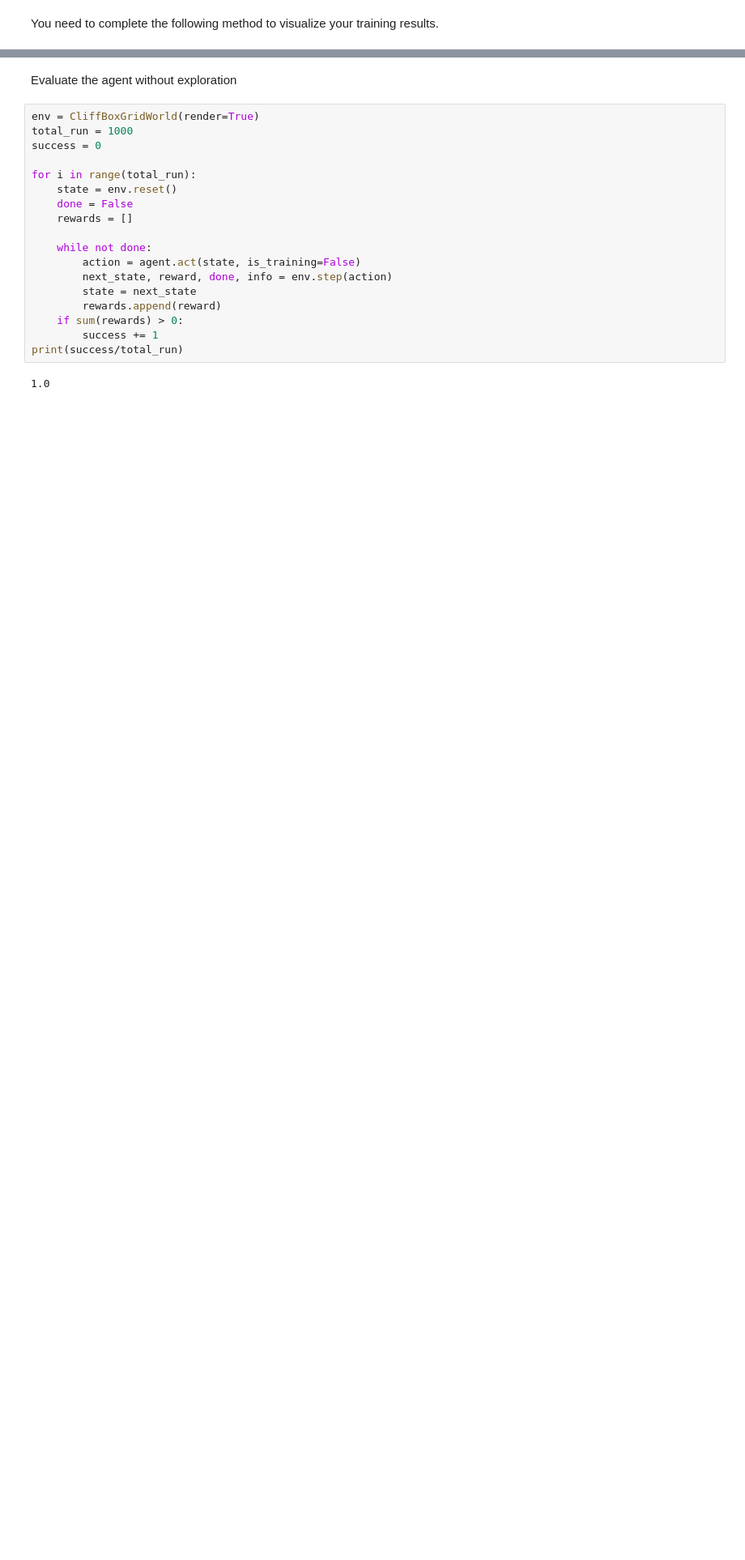
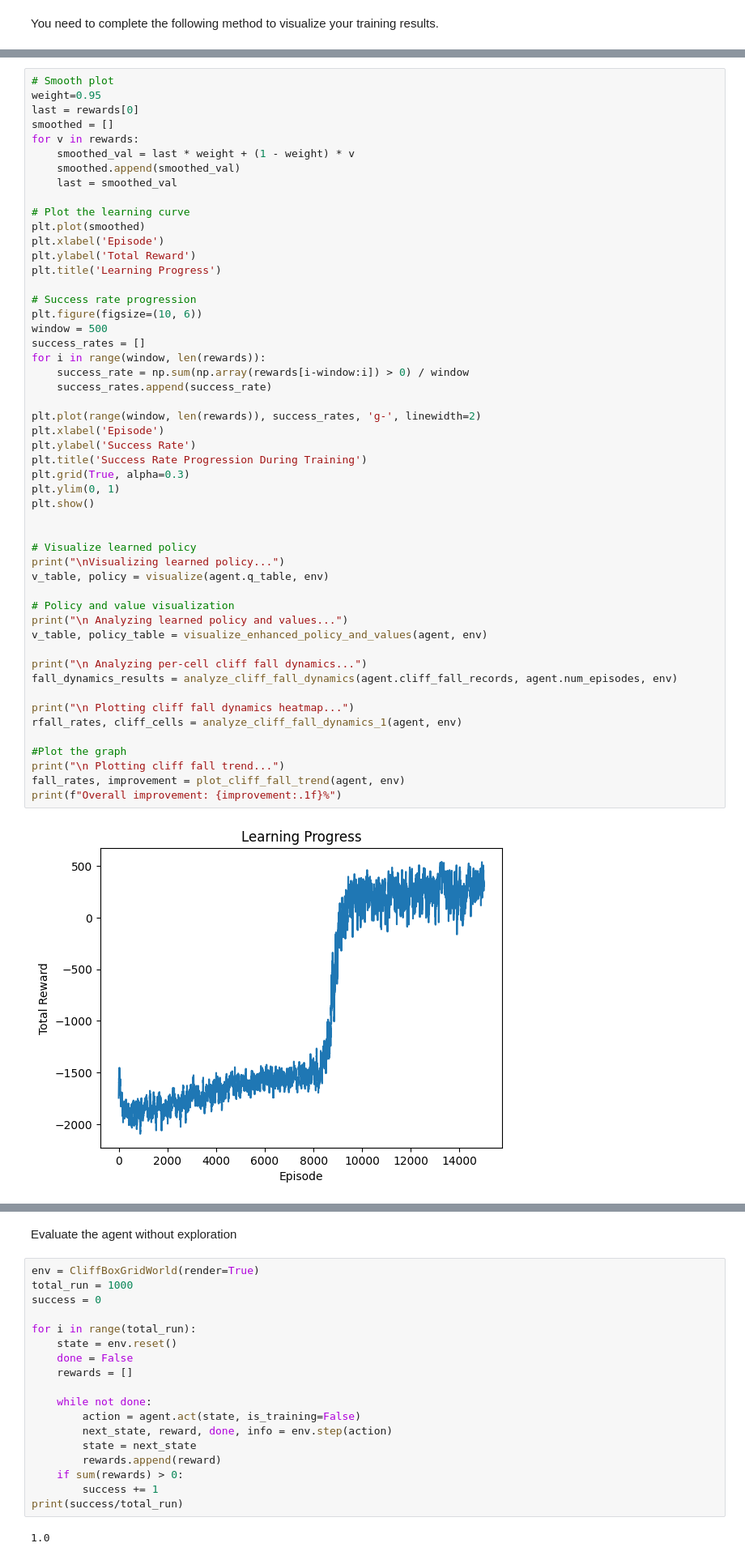
Before and after one commit to rashmikbhat/qlearning-cliffbox, a Jupyter notebook: RLAgent.ipynb, the cells around one changed output, grey strips where cells are left out. Shown: that part at 81% size. Saved outputs shown, nothing was run; the diff lists cells and outputs as text; blank space fills up the shorter version.

```diff
--- a/RLAgent.ipynb
+++ b/RLAgent.ipynb
@@ -1240,0 +635,53 @@ Success in 36 steps!
+# %%
+# Smooth plot
+weight=0.95
+last = rewards[0]
+smoothed = []
+for v in rewards:
+    smoothed_val = last * weight + (1 - weight) * v
+    smoothed.append(smoothed_val)
+    last = smoothed_val
+
+# Plot the learning curve
+plt.plot(smoothed)
+plt.xlabel('Episode')
+plt.ylabel('Total Reward')
+plt.title('Learning Progress')
+
+# Success rate progression
+plt.figure(figsize=(10, 6))
+window = 500
+success_rates = []
+for i in range(window, len(rewards)):
+    success_rate = np.sum(np.array(rewards[i-window:i]) > 0) / window
+    success_rates.append(success_rate)
+
+plt.plot(range(window, len(rewards)), success_rates, 'g-', linewidth=2)
+plt.xlabel('Episode')
+plt.ylabel('Success Rate')
+plt.title('Success Rate Progression During Training')
+plt.grid(True, alpha=0.3)
+plt.ylim(0, 1)
+plt.show()
+
+
+# Visualize learned policy
+print("\nVisualizing learned policy...")
+v_table, policy = visualize(agent.q_table, env)
+
+# Policy and value visualization
+print("\n Analyzing learned policy and values...")
+v_table, policy_table = visualize_enhanced_policy_and_values(agent, env)
+
+print("\n Analyzing per-cell cliff fall dynamics...")
+fall_dynamics_results = analyze_cliff_fall_dynamics(agent.cliff_fall_records, agent.num_episodes, env)
+
+print("\n Plotting cliff fall dynamics heatmap...")
+rfall_rates, cliff_cells = analyze_cliff_fall_dynamics_1(agent, env)
+
+#Plot the graph
+print("\n Plotting cliff fall trend...")
+fall_rates, improvement = plot_cliff_fall_trend(agent, env)
+print(f"Overall improvement: {improvement:.1f}%")
+# %% [output]
+[figure, added]
```
Also changed, not shown: parts of 10 cells of this notebook.
